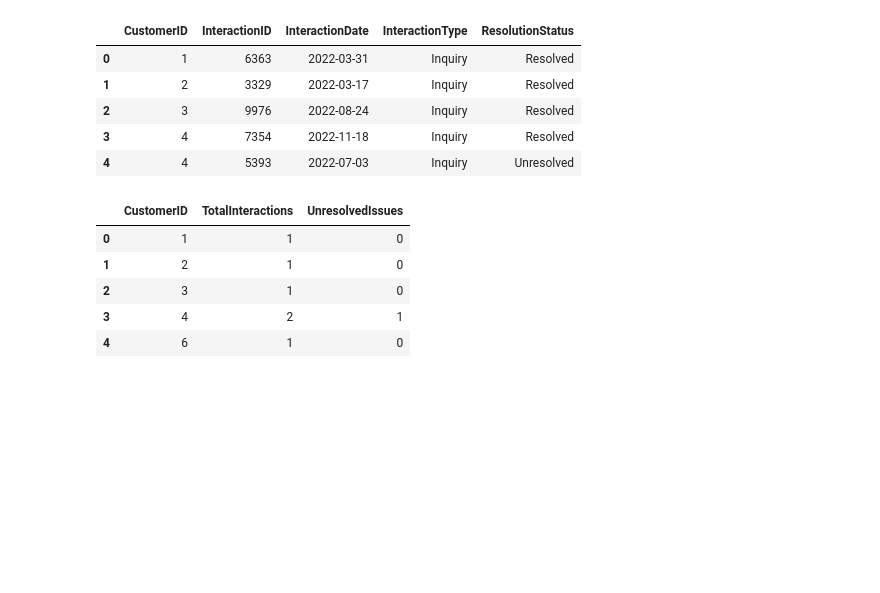
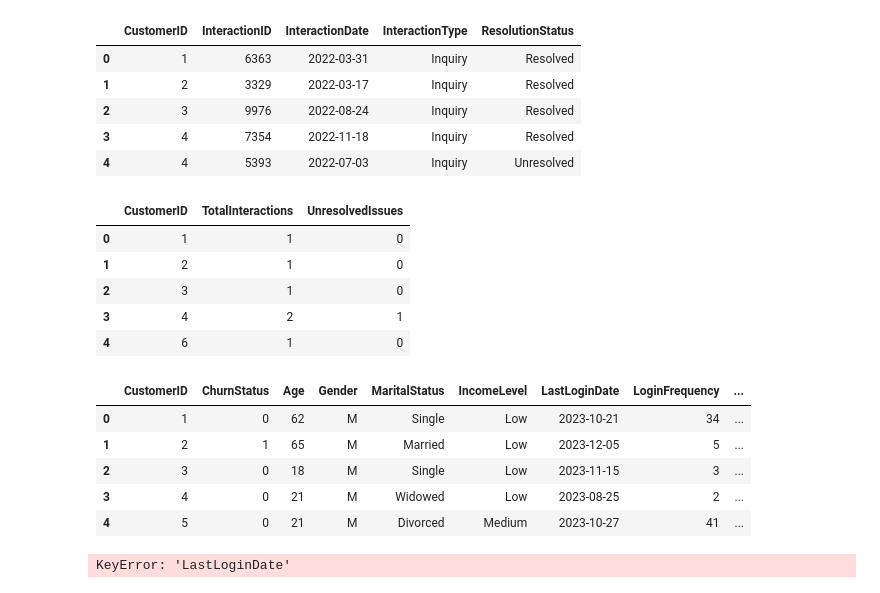
Before and after one commit to RrePitso/customer_retention_predictive_analytics, a Jupyter notebook: Customer_Retention_Predictive_Analysis.ipynb, the cells around one changed output. Cells and saved outputs as stored; diff of their text form; code cells hidden in the pictures; blank space fills up the shorter version.

```diff
--- a/Customer_Retention_Predictive_Analysis.ipynb
+++ b/Customer_Retention_Predictive_Analysis.ipynb
@@ -50,4 +50,11 @@ service_agg.head()
 # %%
 file_path = '/content/drive/MyDrive/Customer_Churn/cleaned_customer_data.csv'
 df = pd.read_csv(file_path)
-df.info()
+df.head()
+# %% [output]
+|  | CustomerID | ChurnStatus | Age | Gender | MaritalStatus | IncomeLevel | LastLoginDate | LoginFrequency | ... |
+| 0 | 1 | 0 | 62 | M | Single | Low | 2023-10-21 | 34 | ... |
+| 1 | 2 | 1 | 65 | M | Married | Low | 2023-12-05 | 5 | ... |
+| 2 | 3 | 0 | 18 | M | Single | Low | 2023-11-15 | 3 | ... |
+| 3 | 4 | 0 | 21 | M | Widowed | Low | 2023-08-25 | 2 | ... |
+| 4 | 5 | 0 | 21 | M | Divorced | Medium | 2023-10-27 | 41 | ... |
@@ -53,0 +64,11 @@ df.info()
+# %%
+df['LastLoginDate'] = pd.to_datetime(df['LastLoginDate'])
+
+# 2. Create a new feature: DaysSinceLastLogin
+reference_date = df['LastLoginDate'].max()  # latest date in data as reference
+df['DaysSinceLastLogin'] = (reference_date - df['LastLoginDate']).dt.days
+
+# 3. Drop CustomerID and LastLoginDate columns (not predictive)
+df = df.drop(columns=['CustomerID', 'LastLoginDate'])
+# %% [output]
+KeyError: 'LastLoginDate'
```
Also changed, not shown: parts of 27 cells of this notebook.
